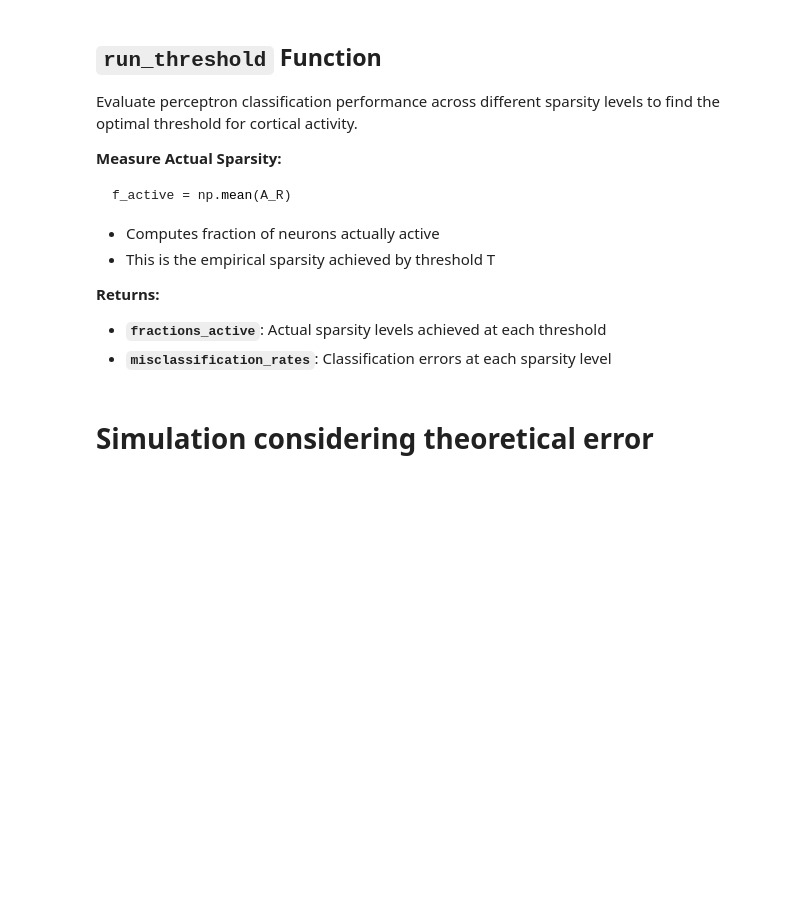
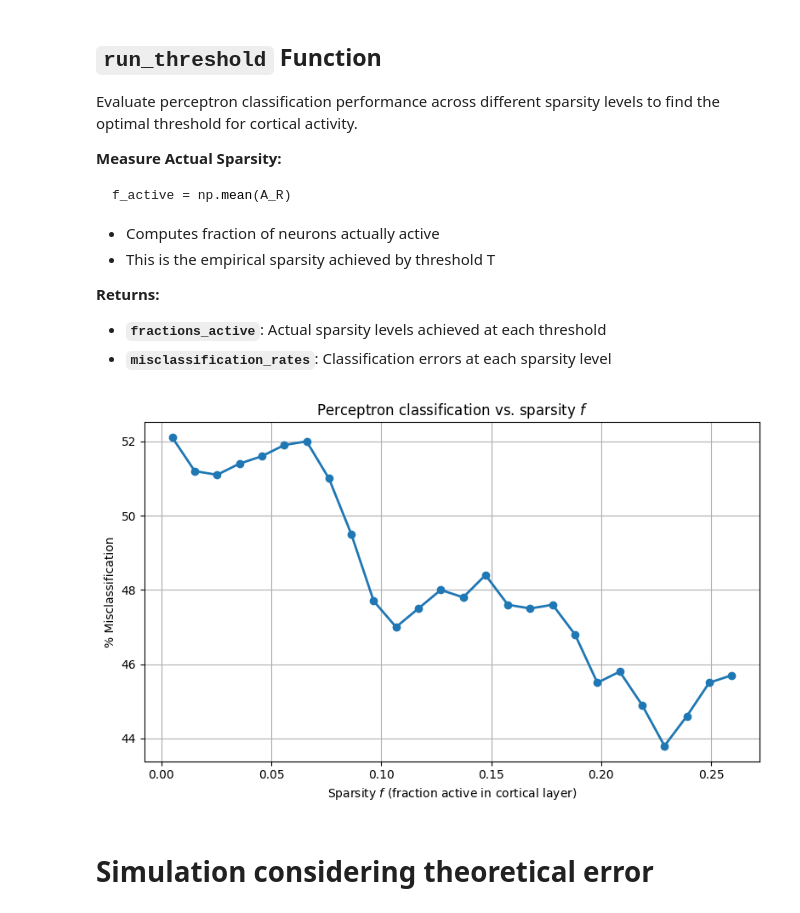
Before and after one commit to LetiziaC14/Neuroscience_Network_Models, a Jupyter notebook: FF_classification.ipynb, the cells around one changed output. Drawn from its saved outputs; the diff is of its cells as text; code cells hidden in the pictures; blank space fills up the shorter version.

```diff
--- a/FF_classification.ipynb
+++ b/FF_classification.ipynb
@@ -876,5 +641,47 @@ def plot_smoothed_results(fractions_active, misclassification_rates, window_size
     plt.grid(True)
     plt.tight_layout()
     plt.show()
+# %%
+import numpy as np
+import matplotlib.pyplot as plt
+from data_generation1 import generate_central_patterns
+from generate_var import generate_variations
+from sklearn.model_selection import train_test_split
+
+# Parameters
+P = 1000             # Number of clusters
+N_C = 10000         # Cortical neurons
+N_S = 1000          # Stimulus neurons
+Delta_S = 0.1       # Fixed stimulus cluster size
+epochs = 100     # Perceptron training epochs
+eta = 0.001        # Learning rate
+# Simulate Input patterns
+# Generate random labels in {-1, +1}
+central_labels = np.random.choice([-1, 1], size=P)
+
+# Generate central patterns 1
+central_patterns= generate_central_patterns(P, N_S)
+# synaptic weights
+J = np.random.normal(0, 2 / np.sqrt(N_S), size=(N_C, N_S))
+
+# Sweep over sparsity values
+f_values = np.linspace(0.005, 0.3, 30)
+errors = []
+
+for f in f_values:
+    T = compute_global_threshold_central_only(central_patterns, J, f)
+    # cortical patterns
+    central_corticals,h_c = compute_cortical_patterns(central_patterns, J, T)
+    X_train, X_test, y_train, y_test = train_test_split(
+    central_corticals, central_labels, test_size=0.2, random_state=0)
+    # Train only on central patterns
+    W = train_perceptron(X_train, y_train, f, epochs=epochs, eta=eta)
+    # Test on all patterns
+    error = test_perceptron(X_test, y_test, W, f)
+    errors.append(error)
+
+plot_smoothed_results(f_values, errors, window_size=5)
+# %% [output]
+[figure, added]
 # %% [markdown]
 # Simulation considering theoretical error
```
Also changed, not shown: parts of 69 cells of this notebook, 4 other files.
